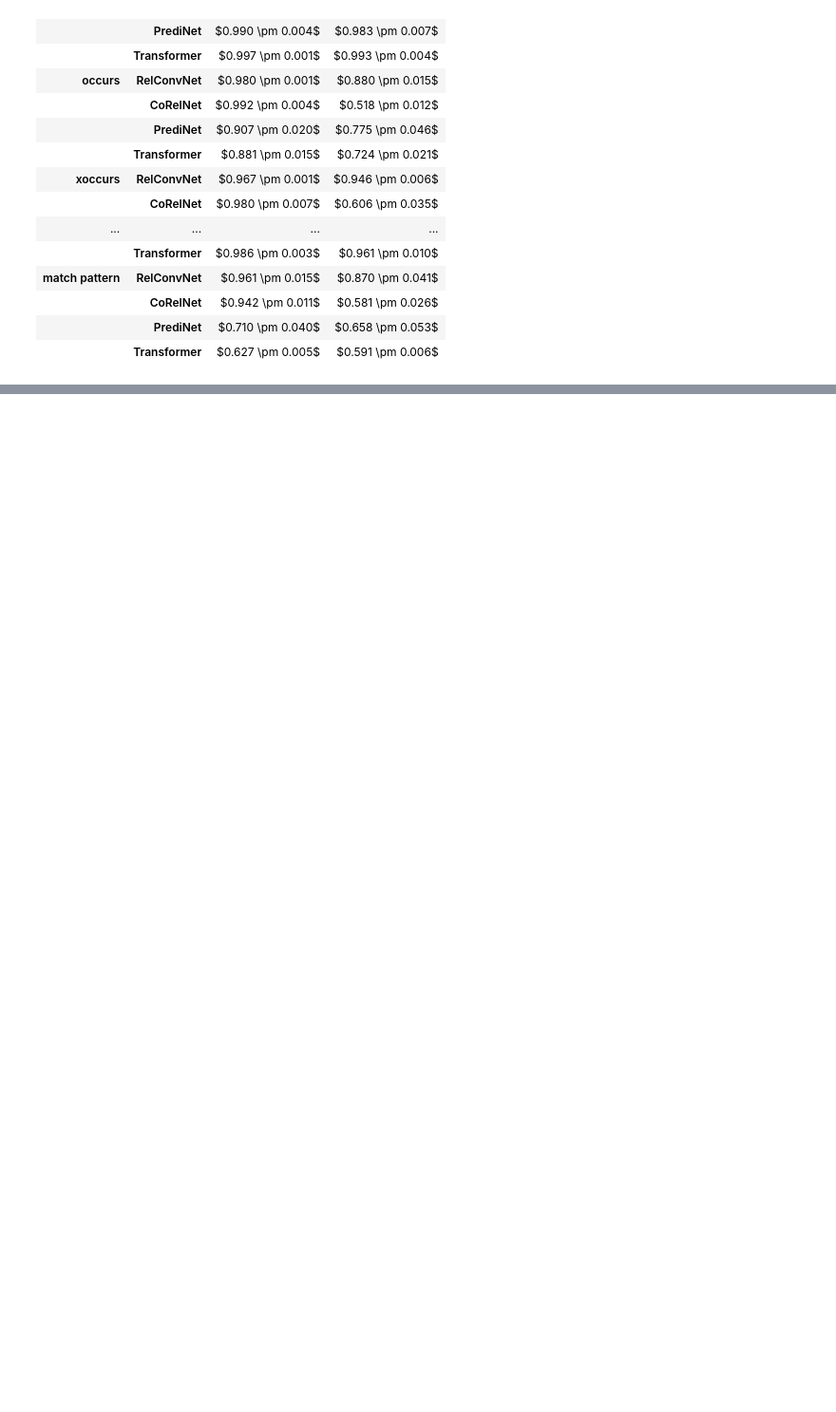
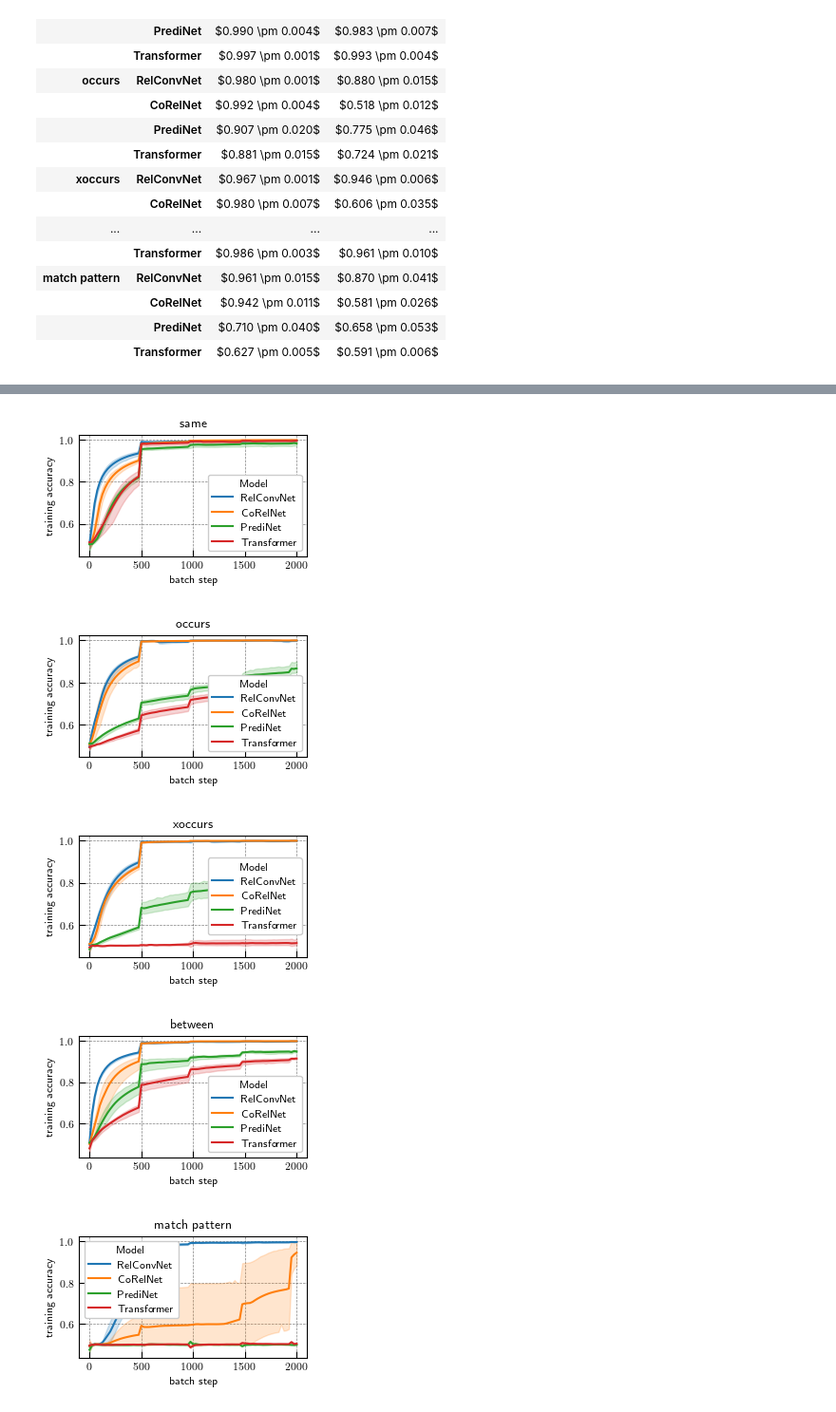
Before and after one commit to Awni00/relational-convolutions, a Jupyter notebook: paper_figures/generate_figures_tables.ipynb, the cells around one changed output, grey strips where cells are left out. Shown at 95% size. Saved outputs shown, nothing was run; the diff lists cells and outputs as text; code cells hidden in the pictures; blank space fills up the shorter version.

```diff
--- a/paper_figures/generate_figures_tables.ipynb
+++ b/paper_figures/generate_figures_tables.ipynb
@@ -251,0 +303,3 @@ with open(latex_table_file, 'w') as f:
+# %%
+run_histories = pd.read_csv('figure_data/project_run_histories.csv', index_col=0)
+run_histories.head()
@@ -251,0 +314,40 @@ with open(latex_table_file, 'w') as f:
+# %%
+tasks = ['same', 'occurs', 'xoccurs', '1task_between', '1task_match_patt']
+
+def get_task_run_histories(run_histories, task):
+    # task_filter
+    task_filter = run_histories.task == task
+    task_run_histories = run_histories[task_filter]
+
+    # model filter / sorting
+    models = ['relconvnet', 'corelnet', 'predinet', 'transformer']
+    group_filter = task_run_histories.group.isin(models)
+    task_run_histories = task_run_histories[group_filter]
+
+    task_run_histories['group'] = pd.Categorical(task_run_histories['group'], categories=models, ordered=True)
+    task_run_histories.sort_values('group', inplace=True)
+    task_run_histories['group'] = task_run_histories['group'].map(model_label_map)
+    task_run_histories.rename(columns={'group': 'Model'}, inplace=True)
+
+    return task_run_histories
+# %%
+max_batch = 2000
+step_size = 25
+batch_steps_keep = np.arange(0, max_batch + 1, step_size)
+# %%
+for task in tasks:
+    task_run_histories = get_task_run_histories(run_histories, task)
+    batch_filter = task_run_histories['batch/batch_step'].isin(batch_steps_keep)
+    task_run_histories = task_run_histories[batch_filter]
+    task_run_histories.rename(columns={'batch/batch_step': 'batch step', 'batch/acc': 'training accuracy'}, inplace=True)
+    fig, ax = plt.subplots(figsize=(3, 2))
+    sns.lineplot(task_run_histories, y='training accuracy', x='batch step', hue='Model', estimator='mean', errorbar=('ci', 95), ax=ax)
+    ax.set_title(task_label_map.get(task, task))
+    fig.set_tight_layout(True)
+    fig.savefig(f'{save_dir}/{task}_training_curves.pdf')
+# %% [output]
+[figure, added]
+[figure, added]
+[figure, added]
+[figure, added]
+[figure, added]
```
Also changed, not shown: parts of 16 cells of this notebook.
